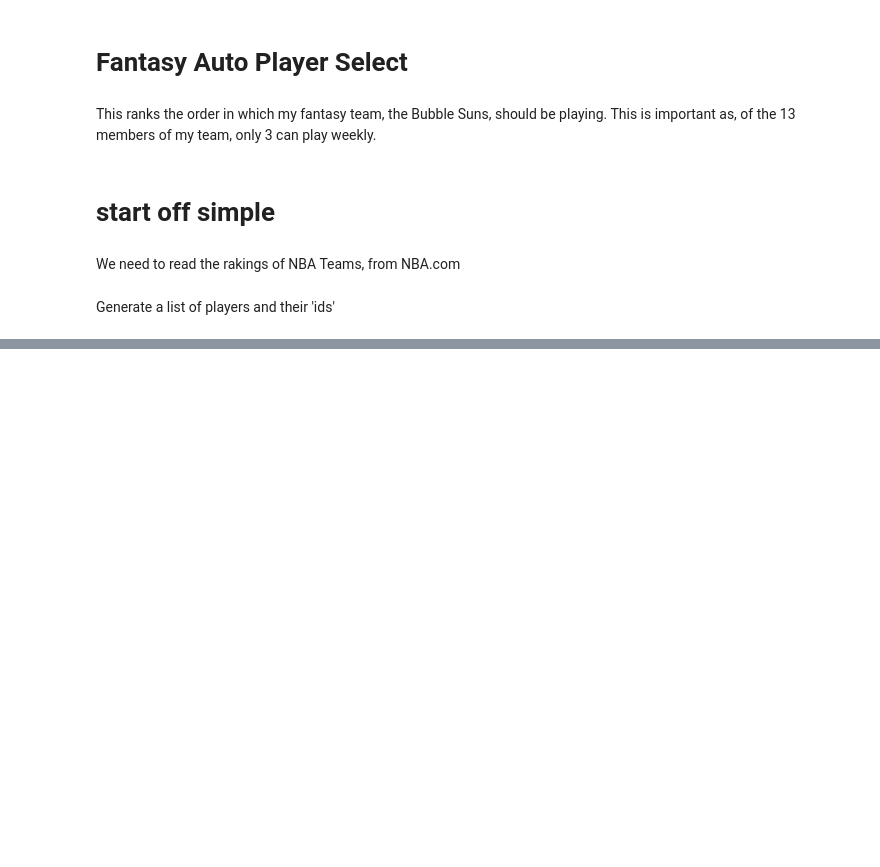
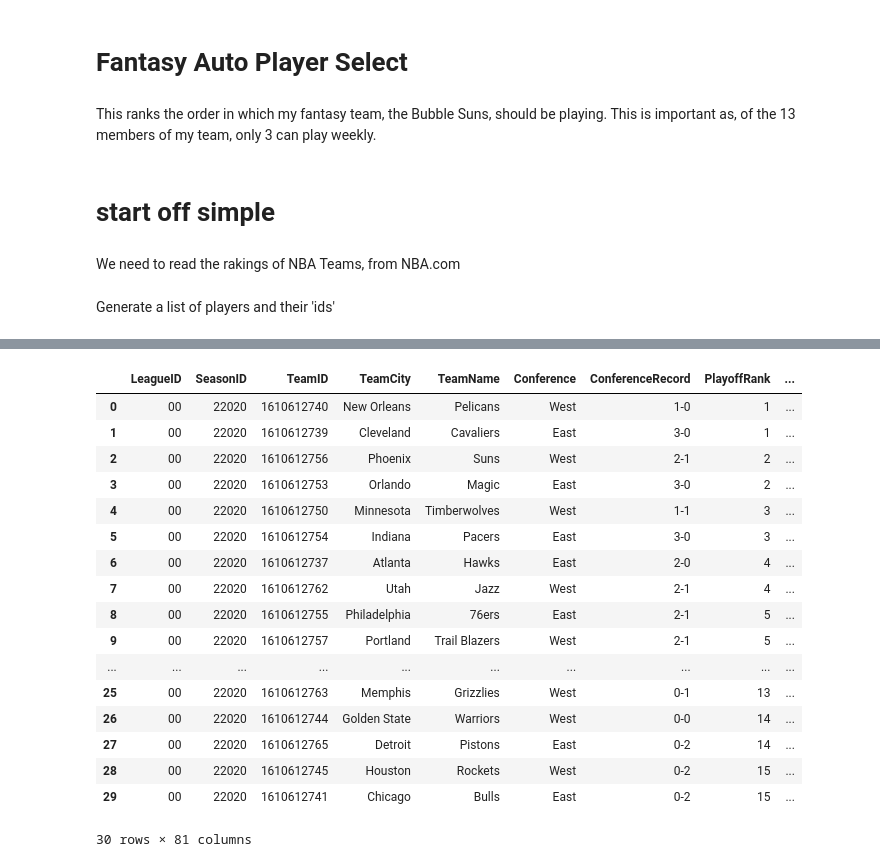
Before and after one commit to lauravan/NBA-stat-generator, a Jupyter notebook: NBA FANTASY.ipynb, the cells around one changed output, grey strips where cells are left out. Drawn from its saved outputs; the diff is of its cells as text; code cells hidden in the pictures; blank space fills up the shorter version.

```diff
--- a/NBA FANTASY.ipynb
+++ b/NBA FANTASY.ipynb
@@ -64,0 +85,28 @@ AttributeError: type object 'PlayerCompare' has no attribute 'playercompare'
+# %%
+from nba_api.stats.endpoints import leaguestandings
+
+teams_ = teams.get_teams()
+GSW = [x for x in teams_ if x['full_name'] == 'Golden State Warriors'][0]
+GSW_id = GSW['id']
+
+df = leaguestandings.LeagueStandings(season = '2020').get_data_frames()[0]
+df
+# %% [output]
+|  | LeagueID | SeasonID | TeamID | TeamCity | TeamName | Conference | ConferenceRecord | PlayoffRank | ... |
+| 0 | 00 | 22020 | 1610612740 | New Orleans | Pelicans | West | 1-0 | 1 | ... |
+| 1 | 00 | 22020 | 1610612739 | Cleveland | Cavaliers | East | 3-0 | 1 | ... |
+| 2 | 00 | 22020 | 1610612756 | Phoenix | Suns | West | 2-1 | 2 | ... |
+| 3 | 00 | 22020 | 1610612753 | Orlando | Magic | East | 3-0 | 2 | ... |
+| 4 | 00 | 22020 | 1610612750 | Minnesota | Timberwolves | West | 1-1 | 3 | ... |
+| 5 | 00 | 22020 | 1610612754 | Indiana | Pacers | East | 3-0 | 3 | ... |
+| 6 | 00 | 22020 | 1610612737 | Atlanta | Hawks | East | 2-0 | 4 | ... |
+| 7 | 00 | 22020 | 1610612762 | Utah | Jazz | West | 2-1 | 4 | ... |
+| 8 | 00 | 22020 | 1610612755 | Philadelphia | 76ers | East | 2-1 | 5 | ... |
+| 9 | 00 | 22020 | 1610612757 | Portland | Trail Blazers | West | 2-1 | 5 | ... |
+| ... | ... | ... | ... | ... | ... | ... | ... | ... | ... |
+| 25 | 00 | 22020 | 1610612763 | Memphis | Grizzlies | West | 0-1 | 13 | ... |
+| 26 | 00 | 22020 | 1610612744 | Golden State | Warriors | West | 0-0 | 14 | ... |
+| 27 | 00 | 22020 | 1610612765 | Detroit | Pistons | East | 0-2 | 14 | ... |
+| 28 | 00 | 22020 | 1610612745 | Houston | Rockets | West | 0-2 | 15 | ... |
+| 29 | 00 | 22020 | 1610612741 | Chicago | Bulls | East | 0-2 | 15 | ... |
+30 rows × 81 columns
```
Also changed, not shown: parts of 9 cells of this notebook.
